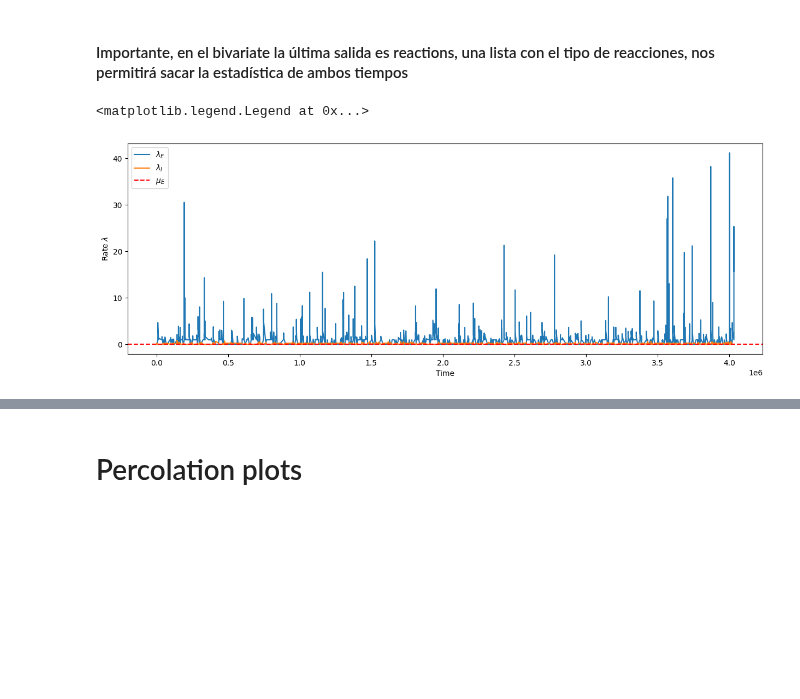
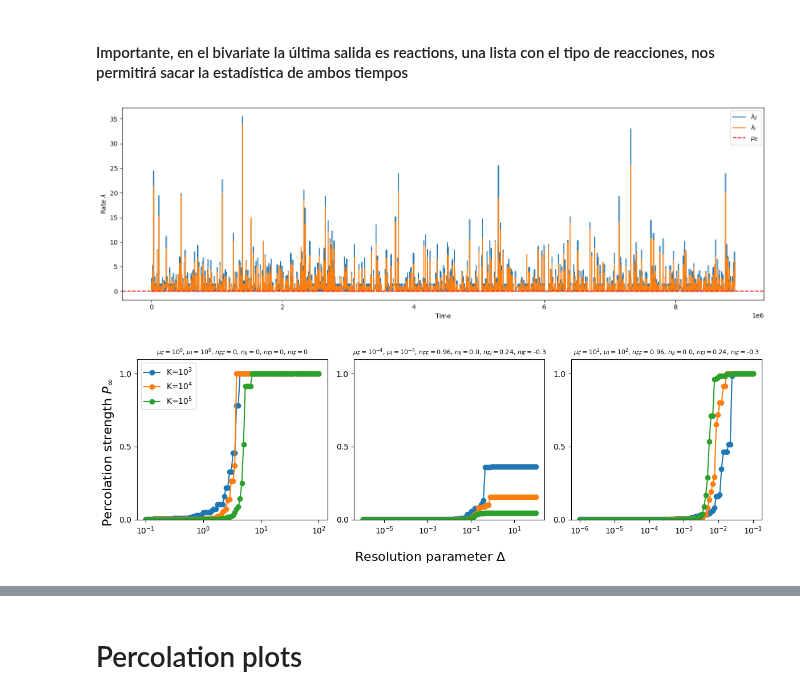
Before and after one commit to RivasAntonio/TFM, a Jupyter notebook: Códigos/Hawkes/Pruebas_bivariate.ipynb, the cells around one changed output, grey strips where cells are left out. Cells and saved outputs as stored; diff of their text form; code cells hidden in the pictures; blank space fills up the shorter version.

Commit message:
Añadido bivariate  nuevos datos y figuras para susceptibilidad

```diff
--- a/Códigos/Hawkes/Pruebas_bivariate.ipynb
+++ b/Códigos/Hawkes/Pruebas_bivariate.ipynb
@@ -9,21 +10,78 @@ K = 10**4
 mu1 = 10**-4
 mu2 = 10**-4
 
-nEE = 0.96
-nEI = 0.24
-nIE = -0.3
-nII = 0./10
+nEE = 1.5#0.96
+nEI = 1#0.24
+nIE = -1 #-0.3
+nII = 0. #0./10
 # %%
-times_between_events, times, rate1, rate2, reactions = generate_series_bivariate(K, nEE, nEI, nIE, nII, mu1, mu2)
+times_between_events, times, rate1, rate2, reactions = generate_series_bivariate(K, nEE, nII, nEI, nIE, mu1, mu2)
 plt.figure(figsize=(15,5))
 plt.plot(times, rate1, label='$\lambda_E$')
 plt.plot(times, rate2, label='$\lambda_I$')
 plt.axhline(y=mu1, color='r', linestyle='--', label='$\mu_E$')
 #plt.axhline(y=0, color='g', linestyle='--', label='$\lambda=0$')
 plt.xlabel('Time')
 #plt.yscale('log')
+#plt.xscale('log')
 plt.ylabel('Rate $\lambda$')
 plt.legend()
+plt.tight_layout()
 # %% [output]
-<matplotlib.legend.Legend at 0x...>
-[figure, old version]
+[figure, new version]
+# %%
+mus1 = [1, 10**-4, 10**2]
+mus2 = [1, 10**-4, 10**2]
+
+R = 10**0
+
+labels = ['K=$10^{3}$', 'K=$10^{4}$', 'K=$10^{5}$']
+deltas = [np.logspace(-1, 2, 100), np.logspace(-6, 2, 100), np.logspace(-6, -1, 100)]
+#np.save(f'./data/deltas_bivariate', deltas)
+ns11 = [0, nEE, nEE]
+ns22 = [0, nII, nII]
+ns12 = [0, nEI, nEI]
+ns21 = [0, nIE, nIE]
+
+fig = plt.figure(figsize=(12, 4))
+axgrid = fig.add_gridspec(1, 3)
+
+for i in range(len(mus1)):
+    n11 = ns11[i]
+    n12 = ns12[i]
+    n21 = ns21[i]
+    n22 = ns22[i]
+    mu1 = mus1[i]
+    mu2 = mus2[i]
+    ax = fig.add_subplot(axgrid[0, i])
+    for _ in range(3):
+        K = 10**(_+3)
+        delta = deltas[i]
+        percolations = np.zeros([R, len(delta)])
+        for j in range(R):
+            times_between_events, _, _, _, _ = generate_series_bivariate(K, n11, n12, n21, n22, mu1, mu2)
+            percolations[j, :] = calculate_percolation_strength(times_between_events, delta)
+        percolation_strength = np.mean(percolations, axis=0)
+        #np.save(f'./data/percolation_means_bivariate_plot{i}_K={K}', percolation_strength)
+        ax.plot(delta, percolation_strength, marker = 'o')
+    ax.set_xscale('log')
+    ax.set_ylim(0, 1.1)
+    ax.set_yticks([0, 0.5, 1])
+
+
+fig.axes[0].set_title(f'$\mu_E=10^{ int(np.log10(mus1[0]))}$, $\mu_I=10^{ int(np.log10(mus2[0]))}$, $n_{{EE}}=${ns11[0]}, $n_{{II}}=${ns22[0]}, $n_{{EI}}=${ns12[0]}, $n_{{IE}}=${ns21[0]}', fontsize = 8)
+fig.axes[1].set_title(f'$\mu_E=10^{ {int(np.log10(mus1[1]))}}$, $\mu_I=10^{ {int(np.log10(mus2[1]))}}$, $n_{{EE}}=${ns11[1]}, $n_{{II}}=${ns22[1]}, $n_{{EI}}=${ns12[1]}, $n_{{IE}}=${ns21[1]}', fontsize = 8)
+fig.axes[2].set_title(f'$\mu_E=10^{ {int(np.log10(mus1[2]))}}$, $\mu_I=10^{ {int(np.log10(mus2[2]))}}$, $n_{{EE}}=${ns11[2]}, $n_{{II}}=${ns22[2]}, $n_{{EI}}=${ns12[2]}, $n_{{IE}}=${ns21[2]}', fontsize = 8)
+
+"""fig.axes[0].set_title('$(\mu_{1}, \mu_{2}, n_{EE}, n_{EI}, n_{IE}, n_{II}) = (1, 1, 0, 0, 0, 0)$', fontsize = 10)
+fig.axes[1].set_title('$(\mu_{1}, \mu_{2}, n_{EE}, n_{EI}, n_{IE}, n_{II}) = (10^{-4}, 10^{-4}, 1, 1, 1, 1)$', fontsize = 10)
+fig.axes[2].set_title('$(\mu_{1}, \mu_{2}, n_{EE}, n_{EI}, n_{IE}, n_{II}) = (10^{2}, 10^{2}, 1, 1, 1, 1)$', fontsize = 10)
+"""
+fig.supxlabel('Resolution parameter $\Delta$', fontsize=16)
+fig.axes[0].minorticks_off()
+fig.axes[2].minorticks_off()
+fig.axes[0].legend(labels, loc='best', ncol=1)
+fig.supylabel('Percolation strength $P_{\infty}$', fontsize=16)
+fig.tight_layout()
+# %% [output]
+[figure, added]
```
Also changed, not shown: parts of 2 cells of this notebook, 6 other files.
